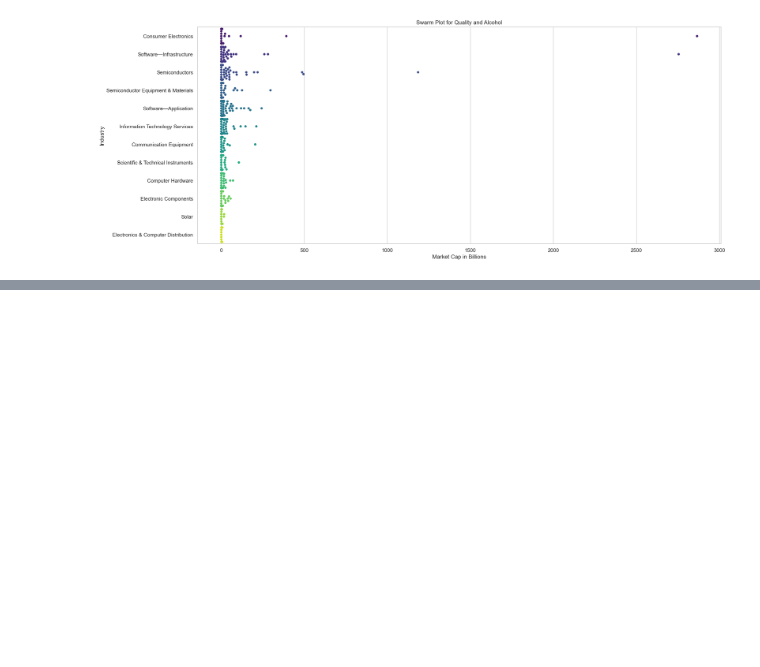
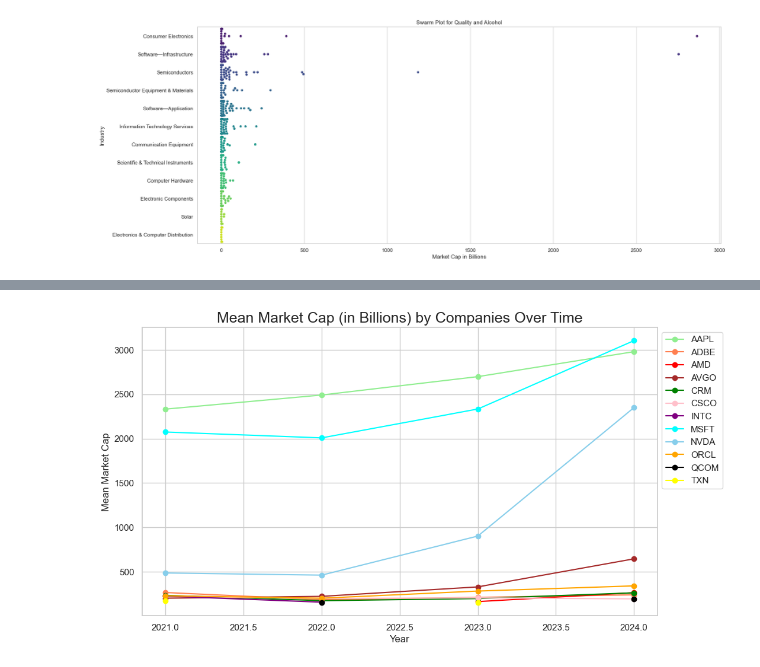
Before and after one commit to SuperDataScience-Community-Projects/SDS-CP010-tech-companies-analysis, a Jupyter notebook: notebooks/prasad-gvs/prasad_notebook.ipynb, the cells around one changed output, grey strips where cells are left out. Cells and saved outputs as stored; diff of their text form; code cells hidden in the pictures; blank space fills up the shorter version.

```diff
--- a/notebooks/prasad-gvs/prasad_notebook.ipynb
+++ b/notebooks/prasad-gvs/prasad_notebook.ipynb
@@ -383,0 +608,3 @@ plt.show()
+# %%
+grouped_df_yr_companies = df_merge.groupby(['year', 'Stock'])['marketcap_in_billions'].mean().reset_index()
+grouped_df_yr_companies
@@ -383,0 +625,7 @@ plt.show()
+# %%
+def get_top10_companies_per_year(gropeddf, n):
+    return gropeddf.nlargest(n, 'marketcap_in_billions')
+# %%
+grouped_top10_yr_companies = grouped_df_yr_companies.groupby('year', group_keys=False).apply(get_top10_companies_per_year, 10).reset_index()
+grouped_top10_yr_companies = grouped_top10_yr_companies.drop(columns='index')
+grouped_top10_yr_companies
@@ -383,0 +650,3 @@ plt.show()
+# %%
+pivot_df_yr_companies = grouped_top10_yr_companies.pivot(index='year', columns='Stock', values='marketcap_in_billions')
+pivot_df_yr_companies
@@ -383,0 +660,30 @@ plt.show()
+# %%
+colors = {'AAPL' : 'lightgreen',
+'ADBE' : 'coral',
+'AMD' : 'red',
+'AVGO' : 'brown',
+'CRM' : 'green',
+'CSCO': 'pink',
+'INTC': 'purple',
+'MSFT' : 'cyan',
+'NVDA' : 'skyblue',
+'ORCL' : 'orange',
+'QCOM': 'black',
+'TXN': 'yellow'}
+
+plt.figure(figsize=(10, 6))
+for Stock in pivot_df_yr_companies.columns:
+    plt.plot(pivot_df_yr_companies.index, pivot_df_yr_companies[Stock], marker='o', label=Stock, color=colors[Stock])
+
+# Add titles and labels
+plt.title('Mean Market Cap (in Billions) by Companies Over Time', fontsize=18)
+plt.xlabel('Year', fontsize=12)
+plt.ylabel('Mean Market Cap', fontsize=12)
+plt.legend(title='Companies')
+
+plt.legend(bbox_to_anchor=(1, 1), loc=2)
+# Show the plot
+plt.grid(True)
+plt.show()
+# %% [output]
+[figure, added]
```
Also changed, not shown: parts of 37 cells of this notebook, 1 other file.
